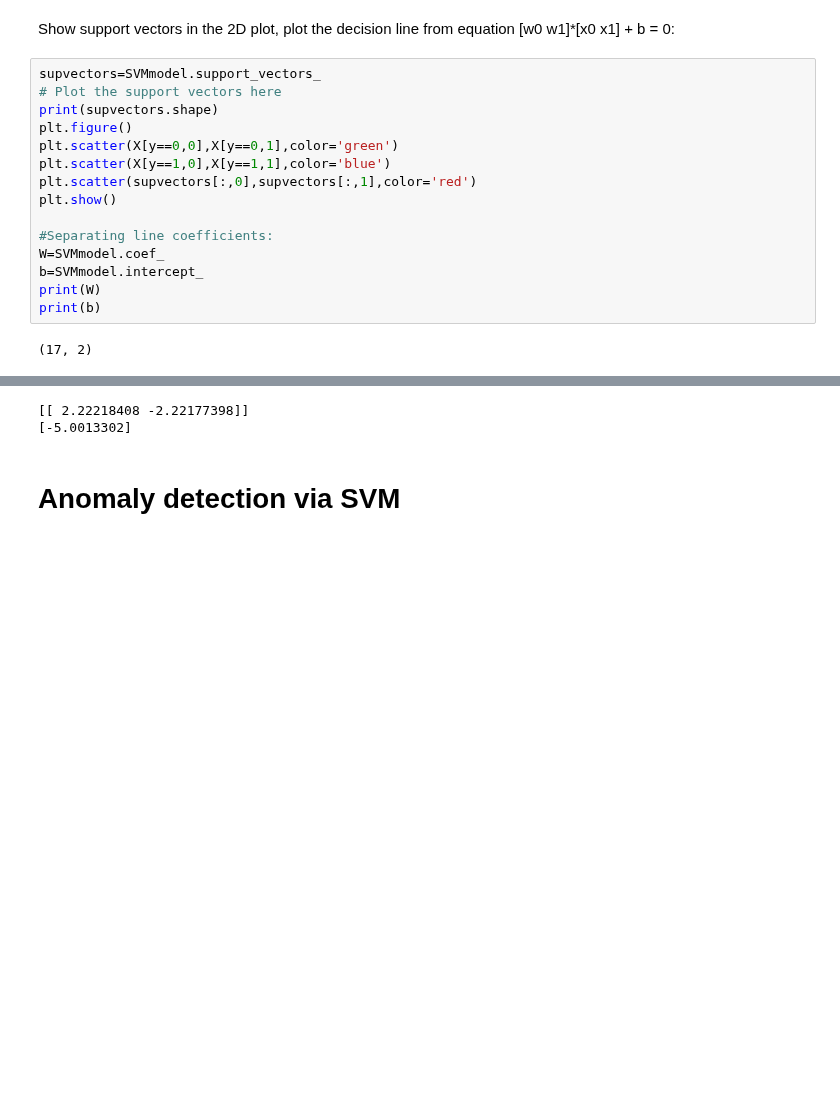
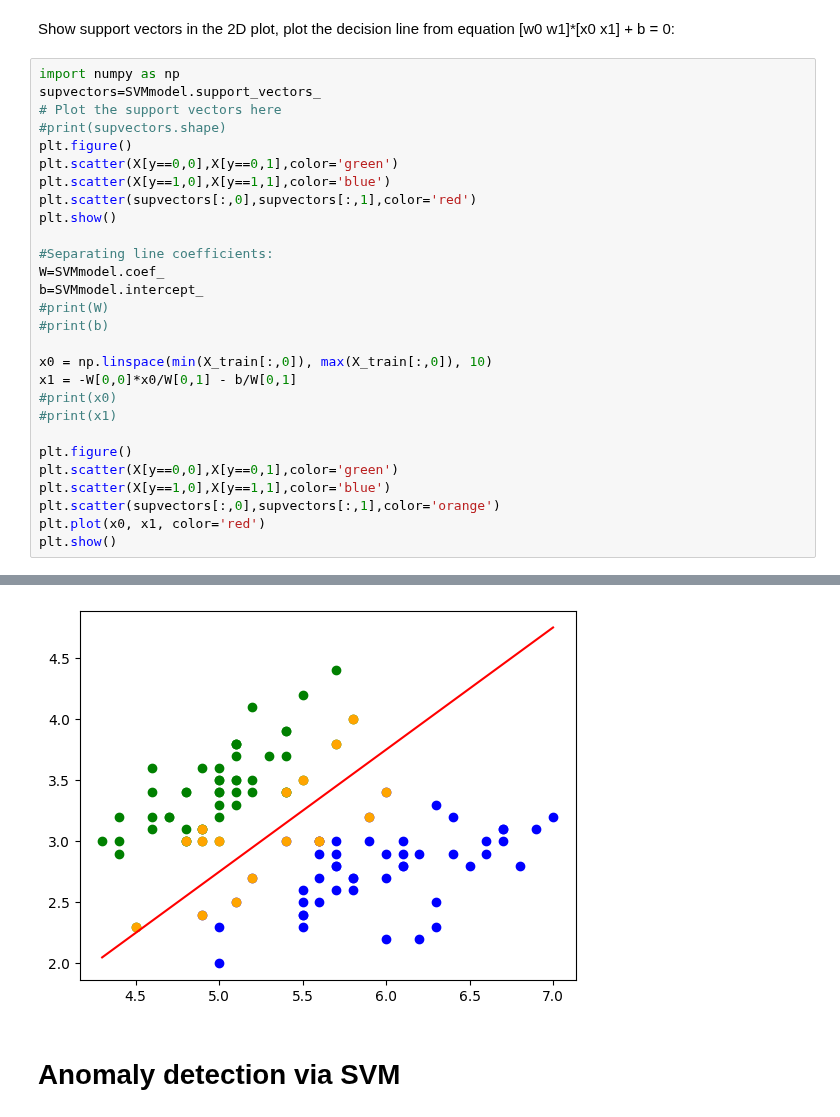
Before and after one commit to Dan5049/MPC-MLF, a Jupyter notebook: cv03/MPA_MLF_SVM_2students_comments.ipynb, the cells around one changed output, grey strips where cells are left out. Saved outputs shown, nothing was run; the diff lists cells and outputs as text; blank space fills up the shorter version.

```diff
--- a/cv03/MPA_MLF_SVM_2students_comments.ipynb
+++ b/cv03/MPA_MLF_SVM_2students_comments.ipynb
@@ -86,25 +86,36 @@ SVMmodel.score(X_test,y_test)
 # %% [markdown]
 Show support vectors in the 2D plot, plot the decision line from equation [w0 w1]*[x0 x1] + b = 0:
 # %%
+import numpy as np
 supvectors=SVMmodel.support_vectors_
 # Plot the support vectors here
-print(supvectors.shape)
+#print(supvectors.shape)
 plt.figure()
 plt.scatter(X[y==0,0],X[y==0,1],color='green')
 plt.scatter(X[y==1,0],X[y==1,1],color='blue')
 plt.scatter(supvectors[:,0],supvectors[:,1],color='red')
 plt.show()
 
 #Separating line coefficients:
 W=SVMmodel.coef_
 b=SVMmodel.intercept_
-print(W)
-print(b)
+#print(W)
+#print(b)
+
+x0 = np.linspace(min(X_train[:,0]), max(X_train[:,0]), 10)
+x1 = -W[0,0]*x0/W[0,1] - b/W[0,1]
+#print(x0)
+#print(x1)
+
+plt.figure()
+plt.scatter(X[y==0,0],X[y==0,1],color='green')
+plt.scatter(X[y==1,0],X[y==1,1],color='blue')
+plt.scatter(supvectors[:,0],supvectors[:,1],color='orange')
+plt.plot(x0, x1, color='red')
+plt.show()
 # %% [output]
-(17, 2)
 [figure]
-[[ 2.22218408 -2.22177398]]
-[-5.0013302]
+[figure, added]
 # %% [markdown]
 # Anomaly detection via SVM
 # %% [markdown]
```
